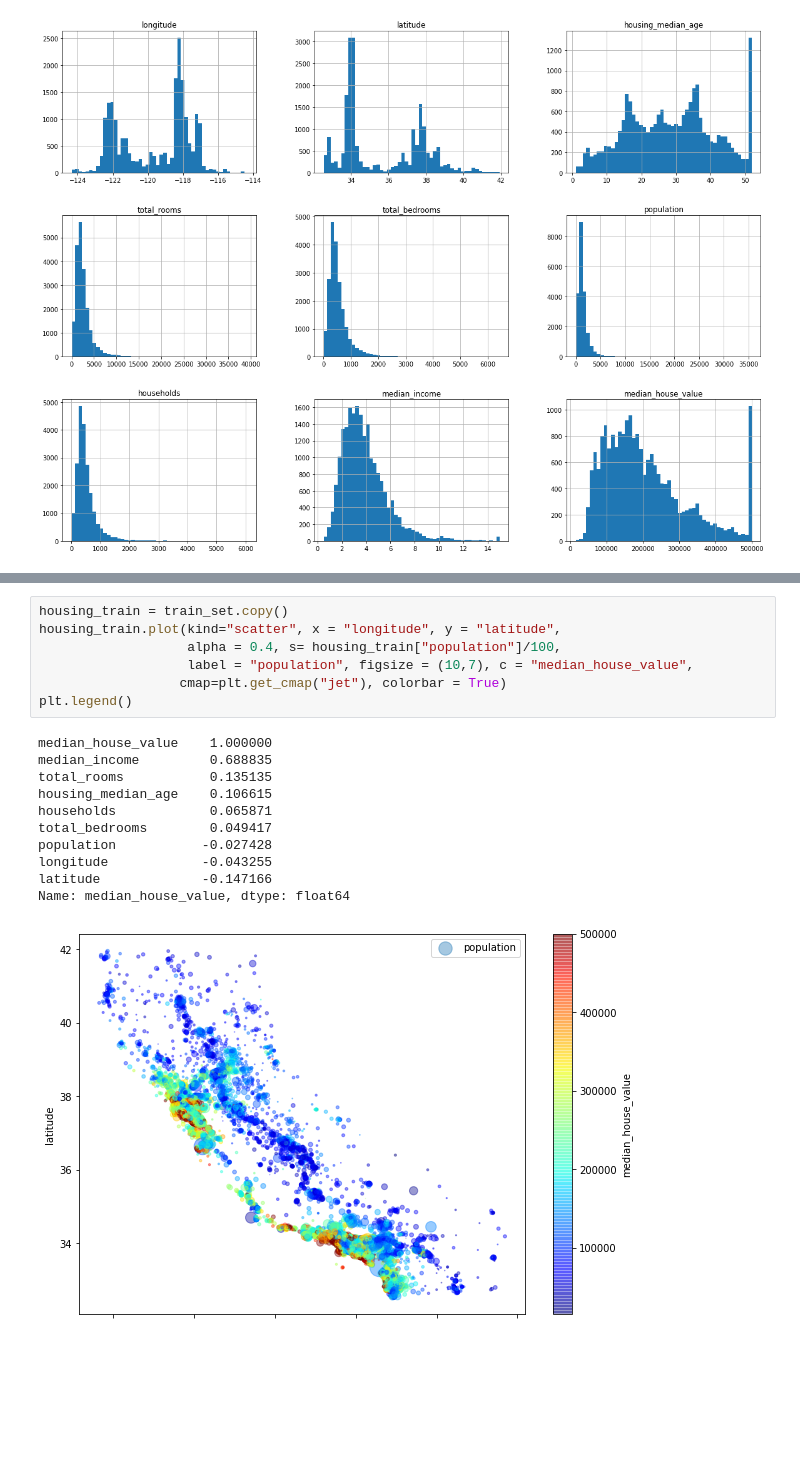
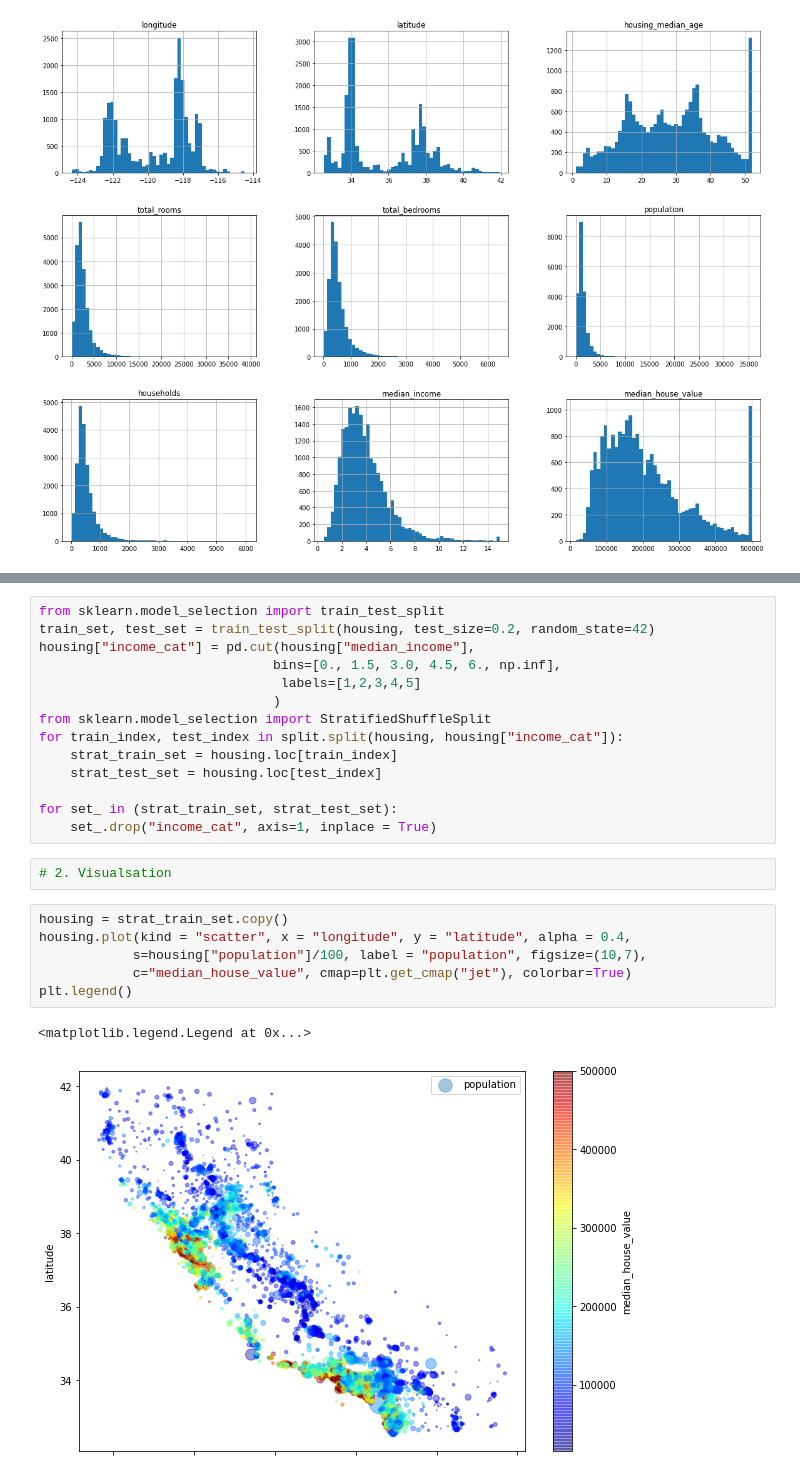
Before and after one commit to piotrpatrzylas/H-O-ML-w-S-L-TF, a Jupyter notebook: 2. End-To-Ent ML Project.ipynb, the cells around one changed output, grey strips where cells are left out. Cells and saved outputs as stored; diff of their text form; blank space fills up the shorter version.

```diff
--- a/2. End-To-Ent ML Project.ipynb
+++ b/2. End-To-Ent ML Project.ipynb
@@ -78,19 +89,25 @@ train_set, test_set = split_train_set(housing, 0.2)
+# %%
+from sklearn.model_selection import train_test_split
+train_set, test_set = train_test_split(housing, test_size=0.2, random_state=42)
+housing["income_cat"] = pd.cut(housing["median_income"],
+                              bins=[0., 1.5, 3.0, 4.5, 6., np.inf],
+                               labels=[1,2,3,4,5]
+                              )
+from sklearn.model_selection import StratifiedShuffleSplit
+for train_index, test_index in split.split(housing, housing["income_cat"]):
+    strat_train_set = housing.loc[train_index]
+    strat_test_set = housing.loc[test_index]
+
+for set_ in (strat_train_set, strat_test_set):
+    set_.drop("income_cat", axis=1, inplace = True)
+# %%
+# 2. Visualsation
 # %%
-housing_train = train_set.copy()
-housing_train.plot(kind="scatter", x = "longitude", y = "latitude",
-                   alpha = 0.4, s= housing_train["population"]/100,
-                   label = "population", figsize = (10,7), c = "median_house_value",
-                  cmap=plt.get_cmap("jet"), colorbar = True)
+housing = strat_train_set.copy()
+housing.plot(kind = "scatter", x = "longitude", y = "latitude", alpha = 0.4,
+            s=housing["population"]/100, label = "population", figsize=(10,7),
+            c="median_house_value", cmap=plt.get_cmap("jet"), colorbar=True)
 plt.legend()
 # %% [output]
-median_house_value    1.000000
-median_income         0.688835
-total_rooms           0.135135
-housing_median_age    0.106615
-households            0.065871
-total_bedrooms        0.049417
-population           -0.027428
-longitude            -0.043255
-latitude             -0.147166
-Name: median_house_value, dtype: float64
+<matplotlib.legend.Legend at 0x...>
-[figure, old version]
+[figure, new version]
```
Also changed, not shown: parts of 25 cells of this notebook.
